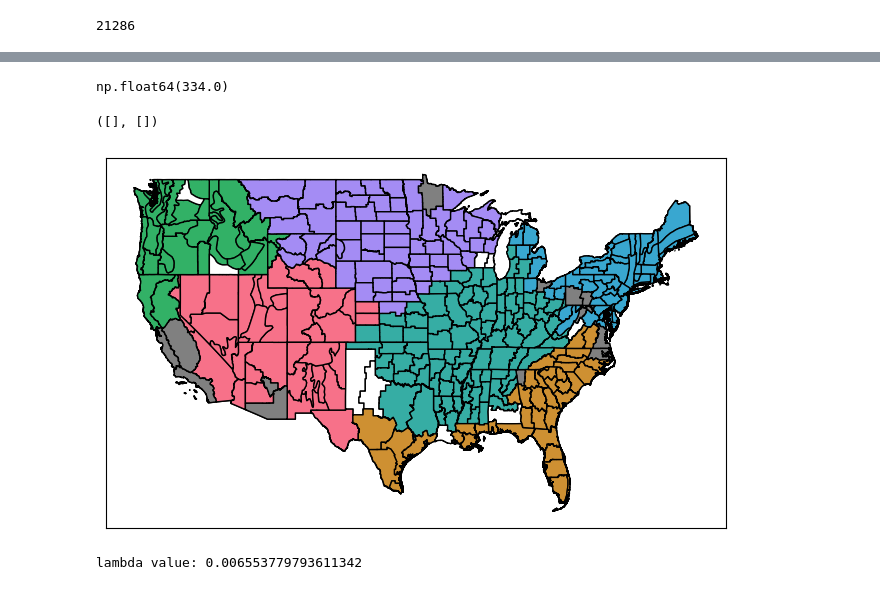
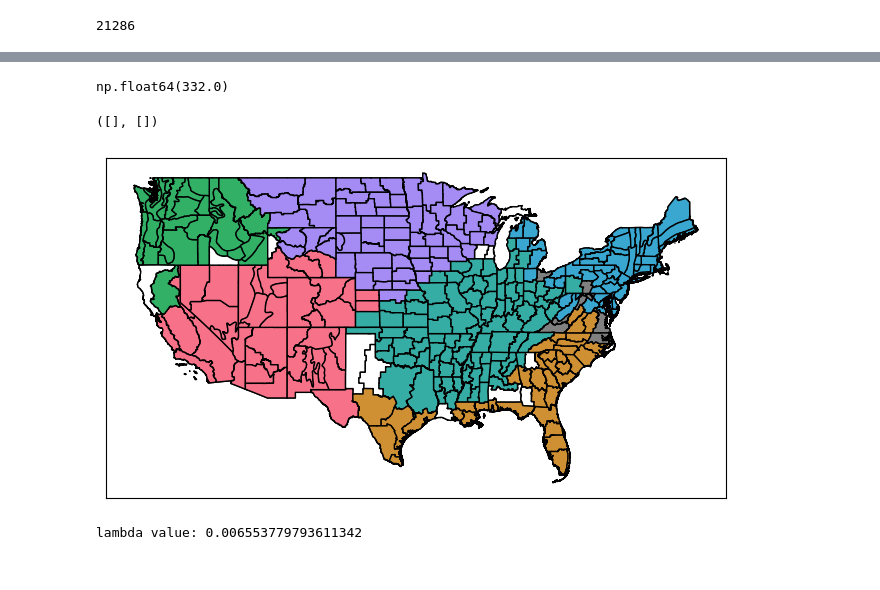
Before and after one commit to kevinqnb/interpretable-clustering, a Jupyter notebook: examples/climate.ipynb, the cells around one changed output, grey strips where cells are left out. Cells and saved outputs as stored; diff of their text form; code cells hidden in the pictures.

```diff
--- a/examples/climate.ipynb
+++ b/examples/climate.ipynb
@@ -518,7 +535,7 @@ objective_dict = {
 }
 # %%
 # Compute clustering
-objective_type = 'coverage-pairwise-distance'
+objective_type = 'coverage-cost'
 
 dsclust = DSCluster(
     rules = ensemble_rules,
@@ -549,40 +557,42 @@ dsclust.decision_set
 # %%
 coverage(dsclust_data_to_cluster_assignment, percentage = False)
 # %% [output]
-np.float64(334.0)
+np.float64(332.0)
 # %%
 color_label_array = np.empty(len(gdf))
 color_label_array[:] = np.nan
 for i,id in enumerate(location_ids):
     idx = gdf.loc[gdf.CLIMDIV == id].index
     if len(idx) == 1:
         l = list(dsclust_labels[i])
         if len(l) > 1:
             color_label_array[idx[0]] = -2
+        elif len(l) == 1:
+            color_label_array[idx[0]] = l[0]
         else:
-            color_label_array[idx[0]] = l[0]
+            color_label_array[idx[0]] = -1
 
 fig,ax = plt.subplots(figsize=(8,8))
 gdf['color'] = color_label_array
 gdf.plot(column='color', cmap=None, ax = ax, legend=False, edgecolor = 'black', alpha = 1)
 uni_labels = gdf['color'].unique()
 
 for l in uni_labels:
     gdf_subset = gdf[gdf['color'] == l]
     gdf_subset.plot(
         column='color',
         cmap=ListedColormap([color_dict[l]]),
         ax = ax, legend=False,
         edgecolor = 'black',
         alpha = 1
     )
 
 plt.xticks([])
 plt.yticks([])
 #plt.savefig('../figures/climate/dscluster_map.png', bbox_inches = 'tight', dpi = 300)
 # %% [output]
 ([], [])
-[figure, old version]
+[figure, new version]
 # %%
 # Outlier scores
 clf = IsolationForest(random_state=0).fit(data)
```
Also changed, not shown: parts of 5 cells of this notebook, 11 other files.
